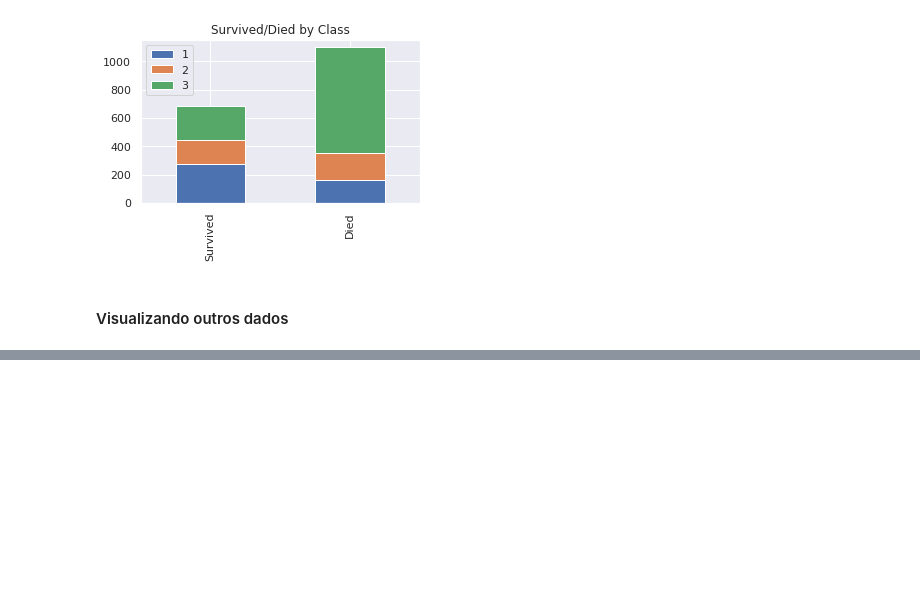
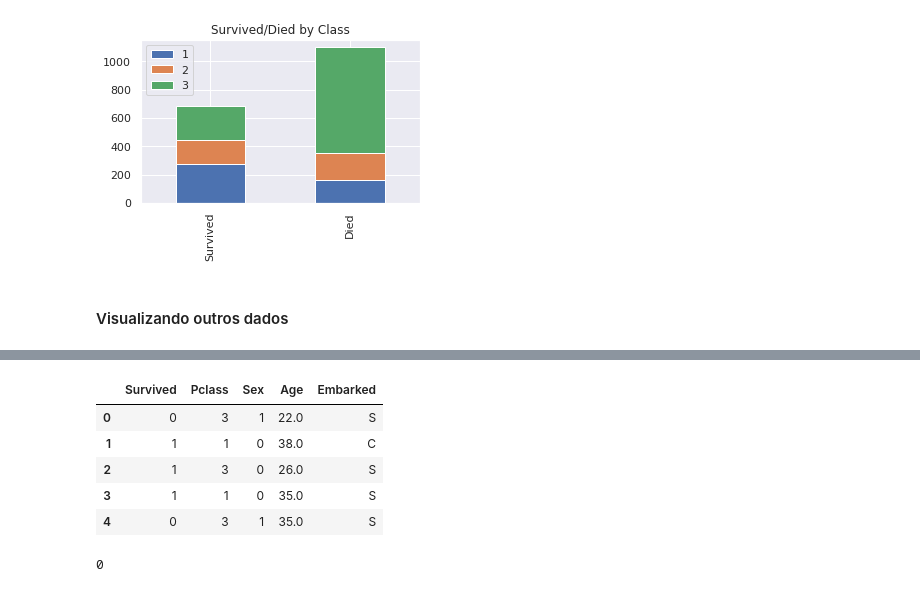
Before and after one commit to lucasmoutinho/titanic-preprocessing-tutorial, a Jupyter notebook: Titanic_Tutorial.ipynb, the cells around one changed output, grey strips where cells are left out. Cells and saved outputs as stored; diff of their text form; code cells hidden in the pictures; blank space fills up the shorter version.

```diff
--- a/Titanic_Tutorial.ipynb
+++ b/Titanic_Tutorial.ipynb
@@ -324,0 +362,21 @@ Percentage of Embark Q that survived: 39.0 %
+# %%
+# encode "Sex"
+from sklearn.preprocessing import LabelEncoder
+labelEncoder_X = LabelEncoder()
+df_selected.Sex=labelEncoder_X.fit_transform(df_selected.Sex)
+
+df_selected.head()
+# %% [output]
+|  | Survived | Pclass | Sex | Age | Embarked |
+| 0 | 0 | 3 | 1 | 22.0 | S |
+| 1 | 1 | 1 | 0 | 38.0 | C |
+| 2 | 1 | 3 | 0 | 26.0 | S |
+| 3 | 1 | 1 | 0 | 35.0 | S |
+| 4 | 0 | 3 | 1 | 35.0 | S |
+# %%
+# Remove NAN from Embarked
+df_selected = df_selected.dropna(subset=['Embarked'])
+
+df_selected['Embarked'].isna().sum()
+# %% [output]
+0
```
Also changed, not shown: parts of 19 cells of this notebook.
